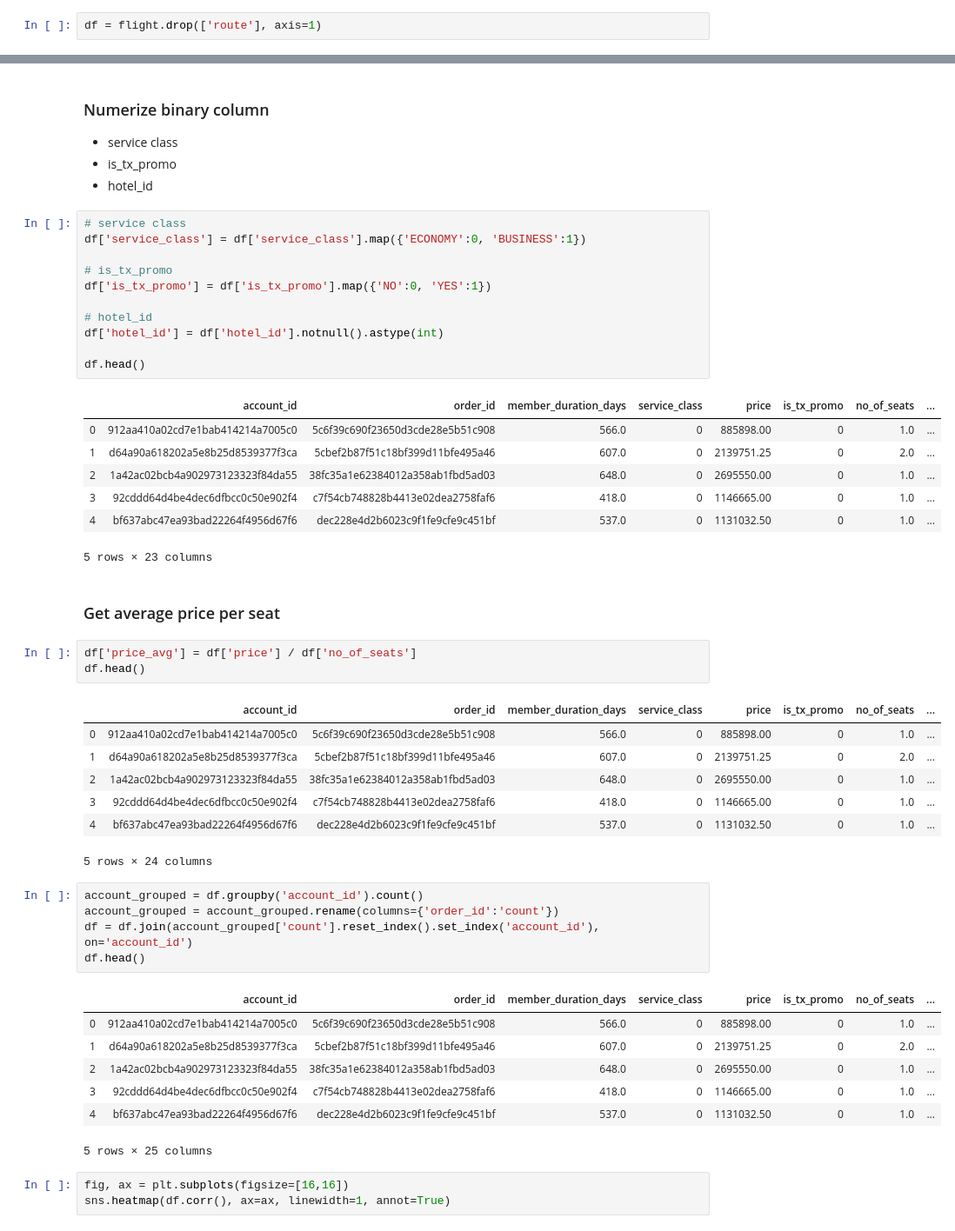
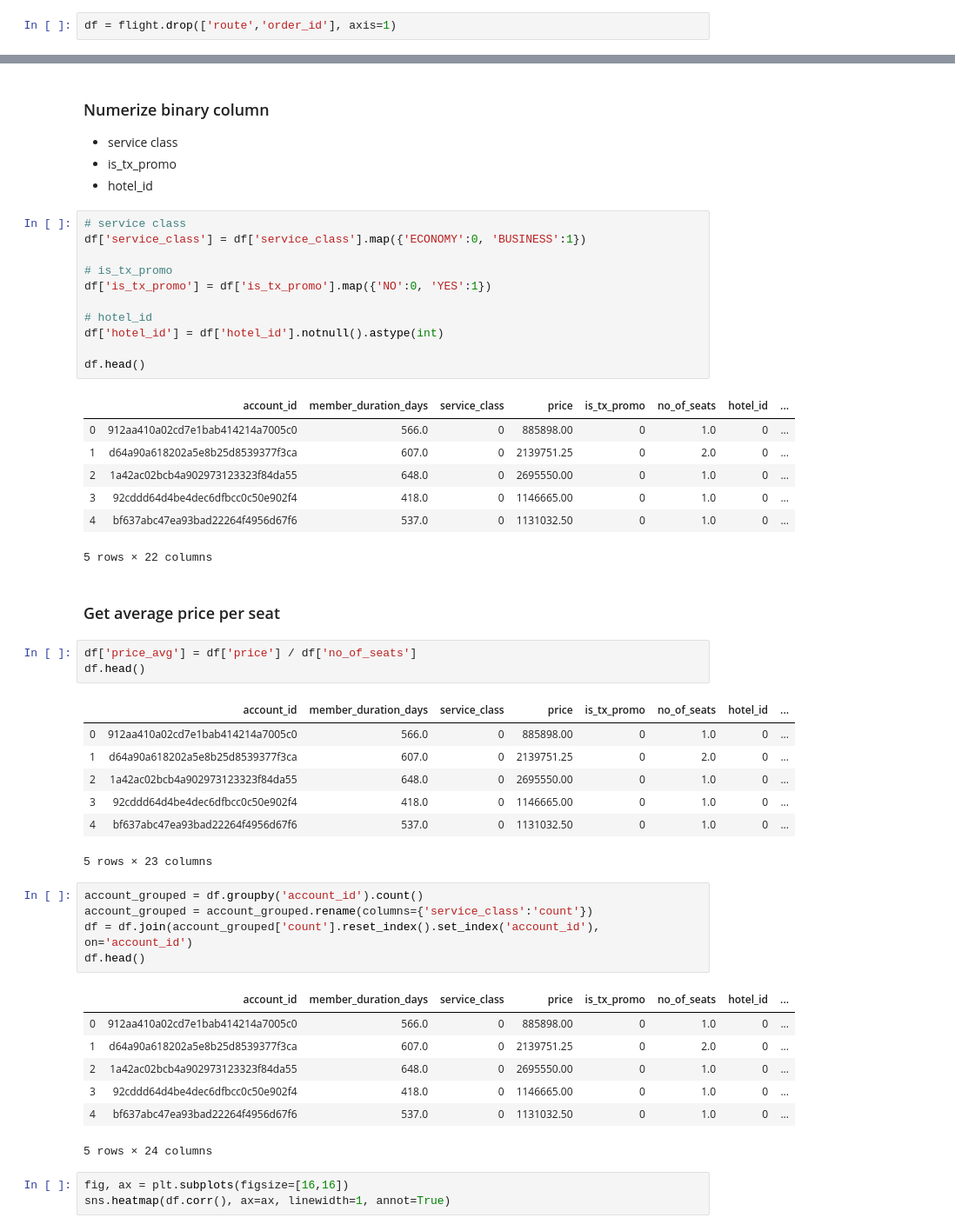
Before and after one commit to skylible/datavidia-2019, a Jupyter notebook: Datavidia analysis.ipynb, the cells around one changed output, grey strips where cells are left out. Shown: that part at 87% size. Drawn from its saved outputs; the diff is of its cells as text.

```diff
--- a/Datavidia analysis.ipynb
+++ b/Datavidia analysis.ipynb
@@ -84,5 +86,5 @@ dtype: int64
 # %%
-df = flight.drop(['route'], axis=1)
+df = flight.drop(['route','order_id'], axis=1)
 # %% [markdown]
 Tipe data tiap kolom
 
@@ -143,39 +145,39 @@ df['hotel_id'] = df['hotel_id'].notnull().astype(int)
 
 df.head()
 # %% [output]
-|  | account_id | order_id | member_duration_days | service_class | price | is_tx_promo | no_of_seats | ... |
-| 0 | 912aa410a02cd7e1bab414214a7005c0 | 5c6f39c690f23650d3cde28e5b51c908 | 566.0 | 0 | 885898.00 | 0 | 1.0 | ... |
-| 1 | d64a90a618202a5e8b25d8539377f3ca | 5cbef2b87f51c18bf399d11bfe495a46 | 607.0 | 0 | 2139751.25 | 0 | 2.0 | ... |
-| 2 | 1a42ac02bcb4a902973123323f84da55 | 38fc35a1e62384012a358ab1fbd5ad03 | 648.0 | 0 | 2695550.00 | 0 | 1.0 | ... |
-| 3 | 92cddd64d4be4dec6dfbcc0c50e902f4 | c7f54cb748828b4413e02dea2758faf6 | 418.0 | 0 | 1146665.00 | 0 | 1.0 | ... |
-| 4 | bf637abc47ea93bad22264f4956d67f6 | dec228e4d2b6023c9f1fe9cfe9c451bf | 537.0 | 0 | 1131032.50 | 0 | 1.0 | ... |
+|  | account_id | member_duration_days | service_class | price | is_tx_promo | no_of_seats | hotel_id | ... |
+| 0 | 912aa410a02cd7e1bab414214a7005c0 | 566.0 | 0 | 885898.00 | 0 | 1.0 | 0 | ... |
+| 1 | d64a90a618202a5e8b25d8539377f3ca | 607.0 | 0 | 2139751.25 | 0 | 2.0 | 0 | ... |
+| 2 | 1a42ac02bcb4a902973123323f84da55 | 648.0 | 0 | 2695550.00 | 0 | 1.0 | 0 | ... |
+| 3 | 92cddd64d4be4dec6dfbcc0c50e902f4 | 418.0 | 0 | 1146665.00 | 0 | 1.0 | 0 | ... |
+| 4 | bf637abc47ea93bad22264f4956d67f6 | 537.0 | 0 | 1131032.50 | 0 | 1.0 | 0 | ... |
-5 rows × 23 columns
+5 rows × 22 columns
 # %% [markdown]
 ### Get average price per seat
 # %%
 df['price_avg'] = df['price'] / df['no_of_seats']
 df.head()
 # %% [output]
-|  | account_id | order_id | member_duration_days | service_class | price | is_tx_promo | no_of_seats | ... |
-| 0 | 912aa410a02cd7e1bab414214a7005c0 | 5c6f39c690f23650d3cde28e5b51c908 | 566.0 | 0 | 885898.00 | 0 | 1.0 | ... |
-| 1 | d64a90a618202a5e8b25d8539377f3ca | 5cbef2b87f51c18bf399d11bfe495a46 | 607.0 | 0 | 2139751.25 | 0 | 2.0 | ... |
-| 2 | 1a42ac02bcb4a902973123323f84da55 | 38fc35a1e62384012a358ab1fbd5ad03 | 648.0 | 0 | 2695550.00 | 0 | 1.0 | ... |
-| 3 | 92cddd64d4be4dec6dfbcc0c50e902f4 | c7f54cb748828b4413e02dea2758faf6 | 418.0 | 0 | 1146665.00 | 0 | 1.0 | ... |
-| 4 | bf637abc47ea93bad22264f4956d67f6 | dec228e4d2b6023c9f1fe9cfe9c451bf | 537.0 | 0 | 1131032.50 | 0 | 1.0 | ... |
+|  | account_id | member_duration_days | service_class | price | is_tx_promo | no_of_seats | hotel_id | ... |
+| 0 | 912aa410a02cd7e1bab414214a7005c0 | 566.0 | 0 | 885898.00 | 0 | 1.0 | 0 | ... |
+| 1 | d64a90a618202a5e8b25d8539377f3ca | 607.0 | 0 | 2139751.25 | 0 | 2.0 | 0 | ... |
+| 2 | 1a42ac02bcb4a902973123323f84da55 | 648.0 | 0 | 2695550.00 | 0 | 1.0 | 0 | ... |
+| 3 | 92cddd64d4be4dec6dfbcc0c50e902f4 | 418.0 | 0 | 1146665.00 | 0 | 1.0 | 0 | ... |
+| 4 | bf637abc47ea93bad22264f4956d67f6 | 537.0 | 0 | 1131032.50 | 0 | 1.0 | 0 | ... |
-5 rows × 24 columns
+5 rows × 23 columns
 # %%
 account_grouped = df.groupby('account_id').count()
-account_grouped = account_grouped.rename(columns={'order_id':'count'})
+account_grouped = account_grouped.rename(columns={'service_class':'count'})
 df = df.join(account_grouped['count'].reset_index().set_index('account_id'), on='account_id')
 df.head()
 # %% [output]
-|  | account_id | order_id | member_duration_days | service_class | price | is_tx_promo | no_of_seats | ... |
-| 0 | 912aa410a02cd7e1bab414214a7005c0 | 5c6f39c690f23650d3cde28e5b51c908 | 566.0 | 0 | 885898.00 | 0 | 1.0 | ... |
-| 1 | d64a90a618202a5e8b25d8539377f3ca | 5cbef2b87f51c18bf399d11bfe495a46 | 607.0 | 0 | 2139751.25 | 0 | 2.0 | ... |
-| 2 | 1a42ac02bcb4a902973123323f84da55 | 38fc35a1e62384012a358ab1fbd5ad03 | 648.0 | 0 | 2695550.00 | 0 | 1.0 | ... |
-| 3 | 92cddd64d4be4dec6dfbcc0c50e902f4 | c7f54cb748828b4413e02dea2758faf6 | 418.0 | 0 | 1146665.00 | 0 | 1.0 | ... |
-| 4 | bf637abc47ea93bad22264f4956d67f6 | dec228e4d2b6023c9f1fe9cfe9c451bf | 537.0 | 0 | 1131032.50 | 0 | 1.0 | ... |
+|  | account_id | member_duration_days | service_class | price | is_tx_promo | no_of_seats | hotel_id | ... |
+| 0 | 912aa410a02cd7e1bab414214a7005c0 | 566.0 | 0 | 885898.00 | 0 | 1.0 | 0 | ... |
+| 1 | d64a90a618202a5e8b25d8539377f3ca | 607.0 | 0 | 2139751.25 | 0 | 2.0 | 0 | ... |
+| 2 | 1a42ac02bcb4a902973123323f84da55 | 648.0 | 0 | 2695550.00 | 0 | 1.0 | 0 | ... |
+| 3 | 92cddd64d4be4dec6dfbcc0c50e902f4 | 418.0 | 0 | 1146665.00 | 0 | 1.0 | 0 | ... |
+| 4 | bf637abc47ea93bad22264f4956d67f6 | 537.0 | 0 | 1131032.50 | 0 | 1.0 | 0 | ... |
-5 rows × 25 columns
+5 rows × 24 columns
 # %%
 fig, ax = plt.subplots(figsize=[16,16])
 sns.heatmap(df.corr(), ax=ax, linewidth=1, annot=True)
```
Also changed, not shown: parts of 10 cells of this notebook.
